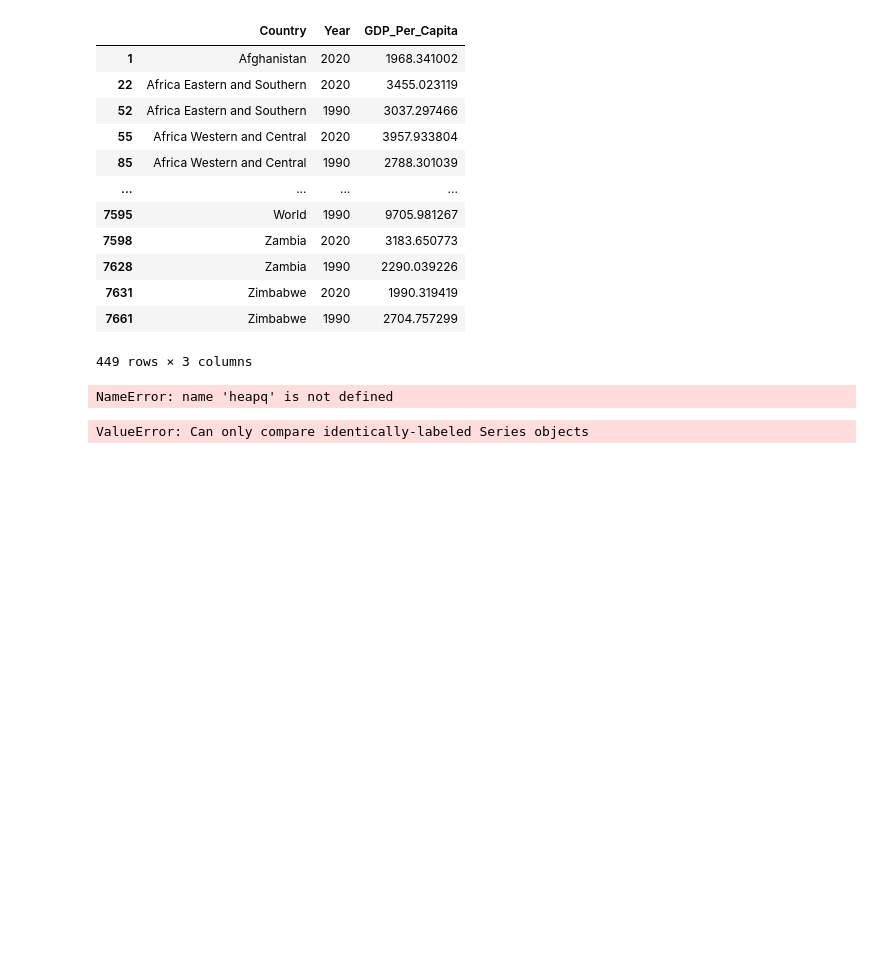
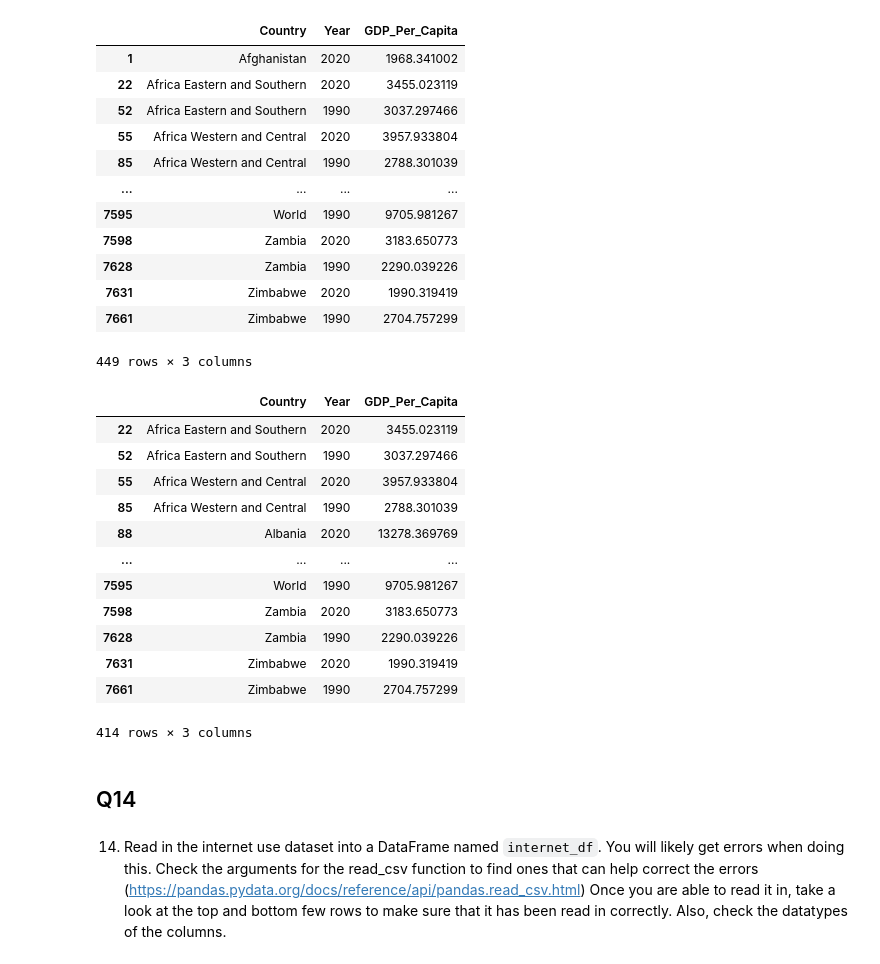
Before and after one commit to NSS-Data-Analytics-Cohort-11/undata-AdellAD4, a Jupyter notebook: notebooks/UN_data_analysis_DA11.ipynb, the cells around one changed output. Saved outputs shown, nothing was run; the diff lists cells and outputs as text; code cells hidden in the pictures; blank space fills up the shorter version.

Commit message:
Need to resolve KeyError Q17

```diff
--- a/notebooks/UN_data_analysis_DA11.ipynb
+++ b/notebooks/UN_data_analysis_DA11.ipynb
@@ -359,10 +359,21 @@ years_9020
 | 7661 | Zimbabwe | 1990 | 2704.757299 |
 449 rows × 3 columns
 # %%
-years_9020.apply(lambda x: heapq.nsmallest(150, x), axis=1)
+#Dropping Countries that only appear once so we can compare only countries with GDP per capita values in both 1990 & 2020
+years_9020[years_9020.groupby("Country").Country.transform(len)>1]
 # %% [output]
+|  | Country | Year | GDP_Per_Capita |
+| 22 | Africa Eastern and Southern | 2020 | 3455.023119 |
+| 52 | Africa Eastern and Southern | 1990 | 3037.297466 |
+| 55 | Africa Western and Central | 2020 | 3957.933804 |
+| 85 | Africa Western and Central | 1990 | 2788.301039 |
+| 88 | Albania | 2020 | 13278.369769 |
+| ... | ... | ... | ... |
+| 7595 | World | 1990 | 9705.981267 |
+| 7598 | Zambia | 2020 | 3183.650773 |
+| 7628 | Zambia | 1990 | 2290.039226 |
+| 7631 | Zimbabwe | 2020 | 1990.319419 |
+| 7661 | Zimbabwe | 1990 | 2704.757299 |
-NameError: name 'heapq' is not defined
+414 rows × 3 columns
 # %%
-year_1990["GDP_Compare"] = np.where(year_1990["GDP_Per_Capita"] < year_2020["GDP_Per_Capita"], "True", "False")
+#compare_yrs = pd.concat([year_1990, year_2020], keys=["Country", "Year"], axis=1)
-# %% [output]
-ValueError: Can only compare identically-labeled Series objects
@@ -368,0 +382,4 @@ ValueError: Can only compare identically-labeled Series objects
+# %% [markdown]
+## Q14
+# %% [markdown]
+14. Read in the internet use dataset into a DataFrame named `internet_df`. You will likely get errors when doing this. Check the arguments for the read_csv function to find ones that can help correct the errors (https://pandas.pydata.org/docs/reference/api/pandas.read_csv.html) Once you are able to read it in, take a look at the top and bottom few rows to make sure that it has been read in correctly. Also, check the datatypes of the columns.
```
Also changed, not shown: parts of 18 cells of this notebook, 1 other file.
